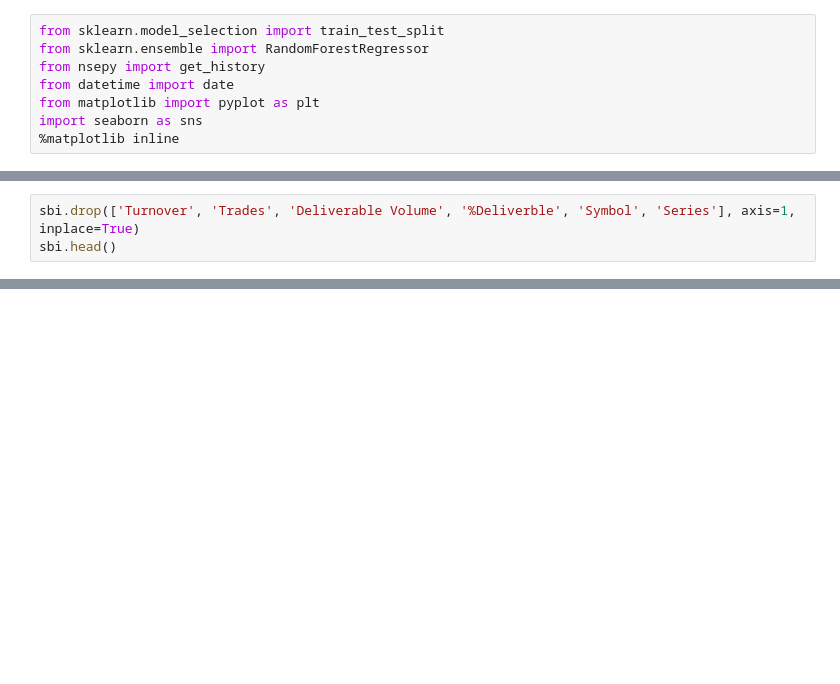
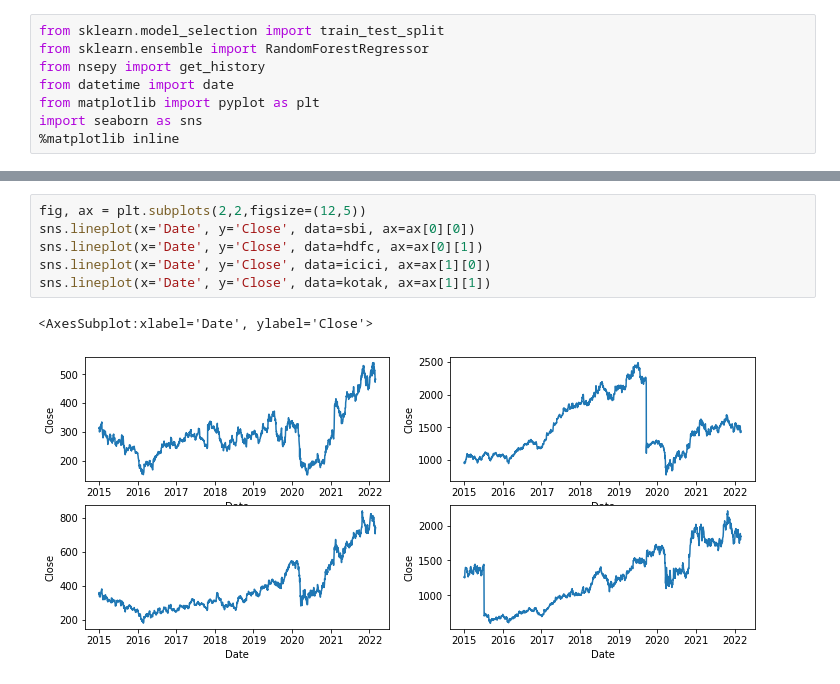
Before and after one commit to Naveen-004/Mini-Project, a Jupyter notebook: Stock_price.ipynb, the cells around one changed output, grey strips where cells are left out. Drawn from its saved outputs; the diff is of its cells as text; blank space fills up the shorter version.

```diff
--- a/Stock_price.ipynb
+++ b/Stock_price.ipynb
@@ -52,3 +27,0 @@ sbi.describe()
-# %%
-sbi.drop(['Turnover', 'Trades', 'Deliverable Volume', '%Deliverble', 'Symbol', 'Series'], axis=1, inplace=True)
-sbi.head()
@@ -140,0 +58,9 @@ sns.lineplot(y_test.index, pred)
+# %%
+fig, ax = plt.subplots(2,2,figsize=(12,5))
+sns.lineplot(x='Date', y='Close', data=sbi, ax=ax[0][0])
+sns.lineplot(x='Date', y='Close', data=hdfc, ax=ax[0][1])
+sns.lineplot(x='Date', y='Close', data=icici, ax=ax[1][0])
+sns.lineplot(x='Date', y='Close', data=kotak, ax=ax[1][1])
+# %% [output]
+<AxesSubplot:xlabel='Date', ylabel='Close'>
+[figure, added]
```
Also changed, not shown: parts of 15 cells of this notebook.
